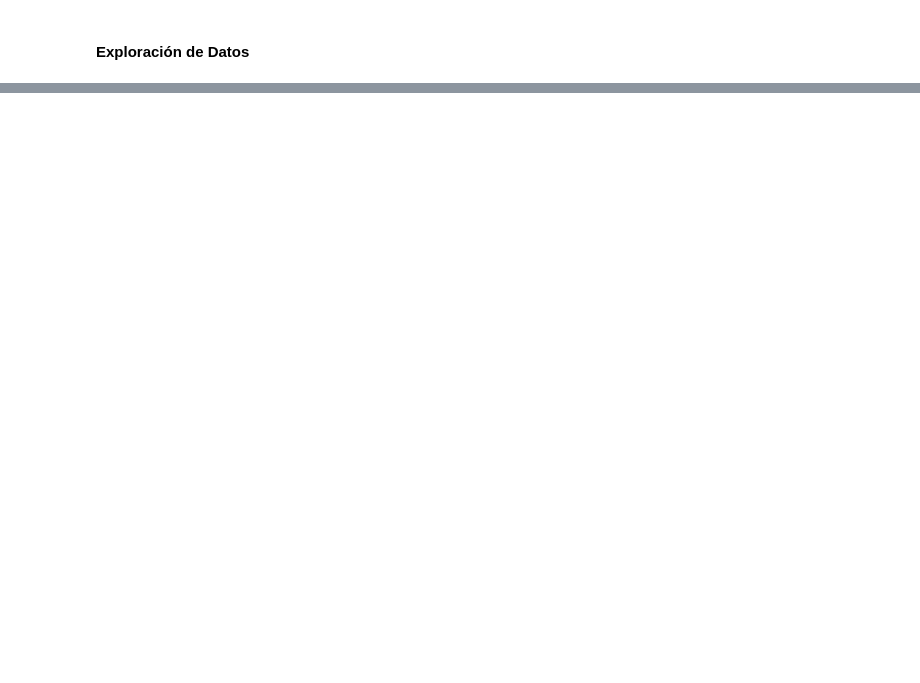
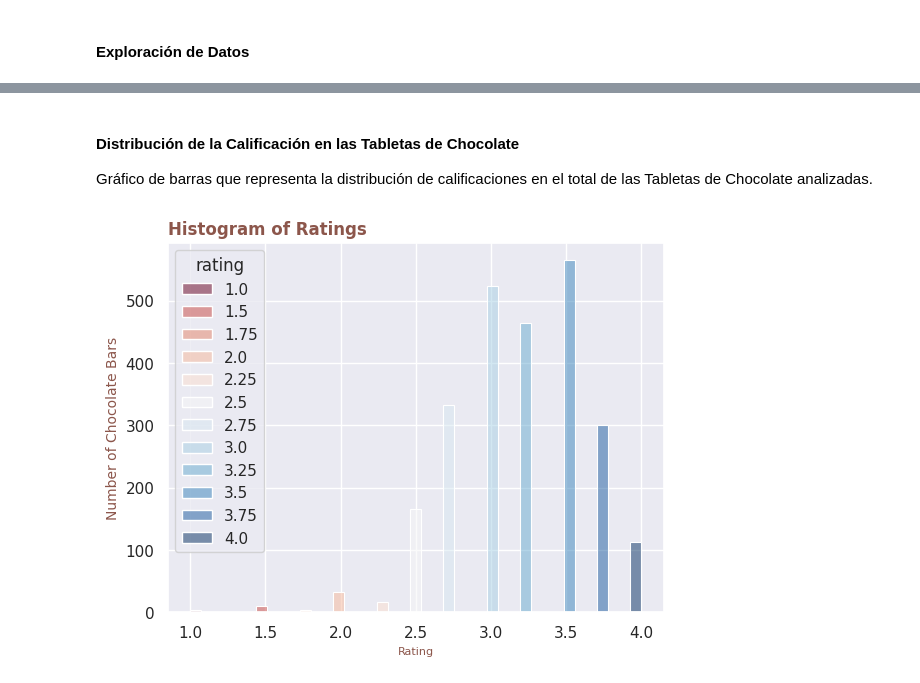
Before and after one commit to Ju-oogle/DS-CH-32845, a Jupyter notebook: Chocolate_bars.ipynb, the cells around one changed output, grey strips where cells are left out. Cells and saved outputs as stored; diff of their text form; code cells hidden in the pictures; blank space fills up the shorter version.

```diff
--- a/Chocolate_bars.ipynb
+++ b/Chocolate_bars.ipynb
@@ -143,0 +154,12 @@ df_selection.tail()
+# %% [markdown]
+#### Distribución de la Calificación en las Tabletas de Chocolate
+
+Gráfico de barras que representa la distribución de calificaciones en el total de las Tabletas de Chocolate analizadas.
+# %%
+sns.histplot(data=df, x='rating', hue='rating', palette='RdBu')
+plt.ylabel('Number of Chocolate Bars', fontdict = {'fontsize':10, 'color':'tab:brown'})  # Etiqueta de nombre del eje y con tamaño de letra de 10px y color marrón
+plt.xlabel('Rating', fontdict = {'fontsize':8, 'color':'tab:brown'}) # Etiqueta de nombre del eje x con tamaño de letra de 10px y color marrón
+plt.title('Histogram of Ratings', loc = "left", fontdict = {'fontsize':12, 'fontweight':'bold', 'color':'tab:brown'}) # Título del gráfico con tamaño de letra de 14px, en negrita y color marrón posicionado a la izq.
+plt.show()
+# %% [output]
+[figure, added]
```
Also changed, not shown: parts of 26 cells of this notebook.
